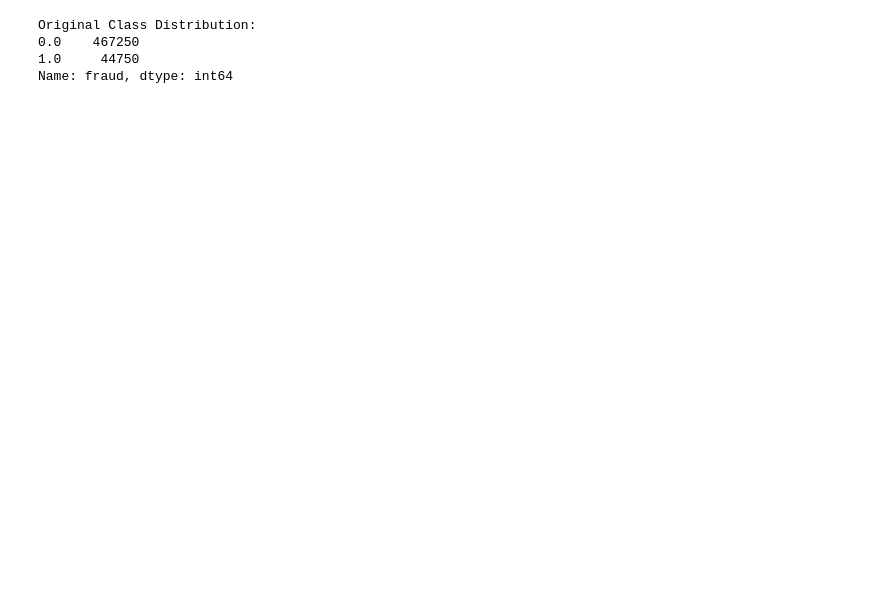
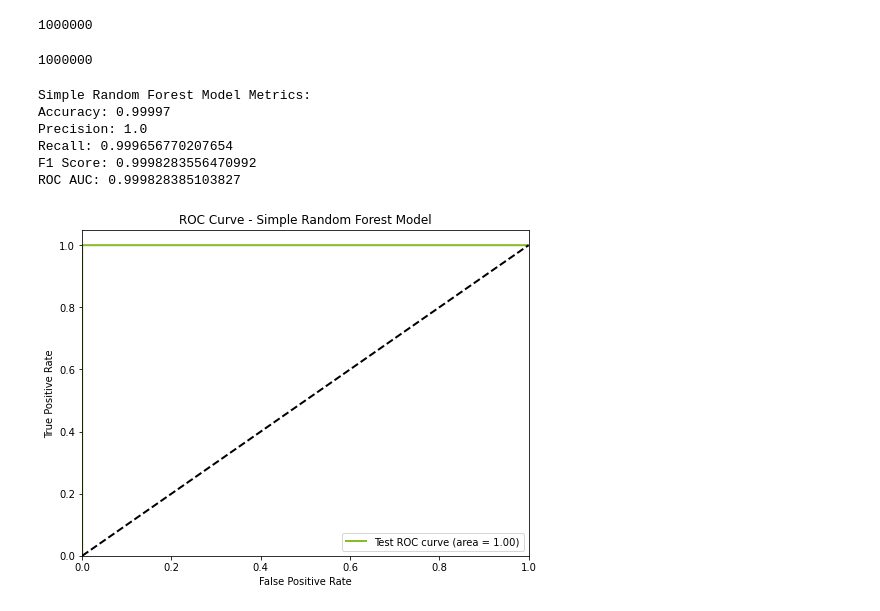
Before and after one commit to bag5635/VT_Capstone, a Jupyter notebook: Notebooks/Ryan_Lazar/Random Forest Model.ipynb, the cells around one changed output. Drawn from its saved outputs; the diff is of its cells as text; code cells hidden in the pictures; blank space fills up the shorter version.

```diff
--- a/Notebooks/Ryan_Lazar/Random Forest Model.ipynb
+++ b/Notebooks/Ryan_Lazar/Random Forest Model.ipynb
@@ -31,9 +64,63 @@ X_train, X_test, y_train, y_test = train_test_split(X, y, test_size=0.2, random_
-# %%
-# Display class distribution for the original dataset
-print("Original Class Distribution:")
-print(y_train.value_counts())
-# %% [output]
-Original Class Distribution:
-0.0    467250
-1.0     44750
-Name: fraud, dtype: int64
+# %%
+len(X)
+# %% [output]
+1000000
+# %%
+len(y)
+# %% [output]
+1000000
+# %%
+# Split the data into training and test sets
+X_train, X_test, y_train, y_test = train_test_split(X, y, test_size=0.2, random_state=42, stratify=y)
+
+# Create a Random Forest model
+simple_rf_model = RandomForestClassifier(random_state=42)
+
+# Train the model
+simple_rf_model.fit(X_train, y_train)
+
+# Make predictions on the test set
+y_pred_test = simple_rf_model.predict(X_test)
+
+# Evaluate the model
+accuracy = accuracy_score(y_test, y_pred_test)
+precision = precision_score(y_test, y_pred_test)
+recall = recall_score(y_test, y_pred_test)
+f1 = f1_score(y_test, y_pred_test)
+roc_auc = roc_auc_score(y_test, y_pred_test)
+
+# Display the evaluation metrics
+print("Simple Random Forest Model Metrics:")
+print(f"Accuracy: {accuracy}")
+print(f"Precision: {precision}")
+print(f"Recall: {recall}")
+print(f"F1 Score: {f1}")
+print(f"ROC AUC: {roc_auc}")
+# %% [output]
+Simple Random Forest Model Metrics:
+Accuracy: 0.99997
+Precision: 1.0
+Recall: 0.999656770207654
+F1 Score: 0.9998283556470992
+ROC AUC: 0.999828385103827
+# %%
+# Define Deloitte green color in RGB
+deloitte_green_rgb = (134/255, 188/255, 37/255)
+
+# Calculate ROC curve and ROC AUC
+fpr_test, tpr_test, thresholds_test = roc_curve(y_test, simple_rf_model.predict_proba(X_test)[:, 1])
+roc_auc_test = roc_auc_score(y_test, y_pred_test)
+
+# Plot ROC curve with Deloitte green and black lines
+plt.figure(figsize=(8, 6))
+plt.plot(fpr_test, tpr_test, color=deloitte_green_rgb, lw=2, label=f'Test ROC curve (area = {roc_auc_test:.2f})')
+plt.plot([0, 1], [0, 1], color='black', lw=2, linestyle='--')  # Black dotted line
+plt.xlim([0.0, 1.0])
+plt.ylim([0.0, 1.05])
+plt.xlabel('False Positive Rate')
+plt.ylabel('True Positive Rate')
+plt.title('ROC Curve - Simple Random Forest Model')
+plt.legend(loc="lower right")
+plt.show()
+# %% [output]
+[figure, added]
```
Also changed, not shown: parts of 55 cells of this notebook, 1 other file.
